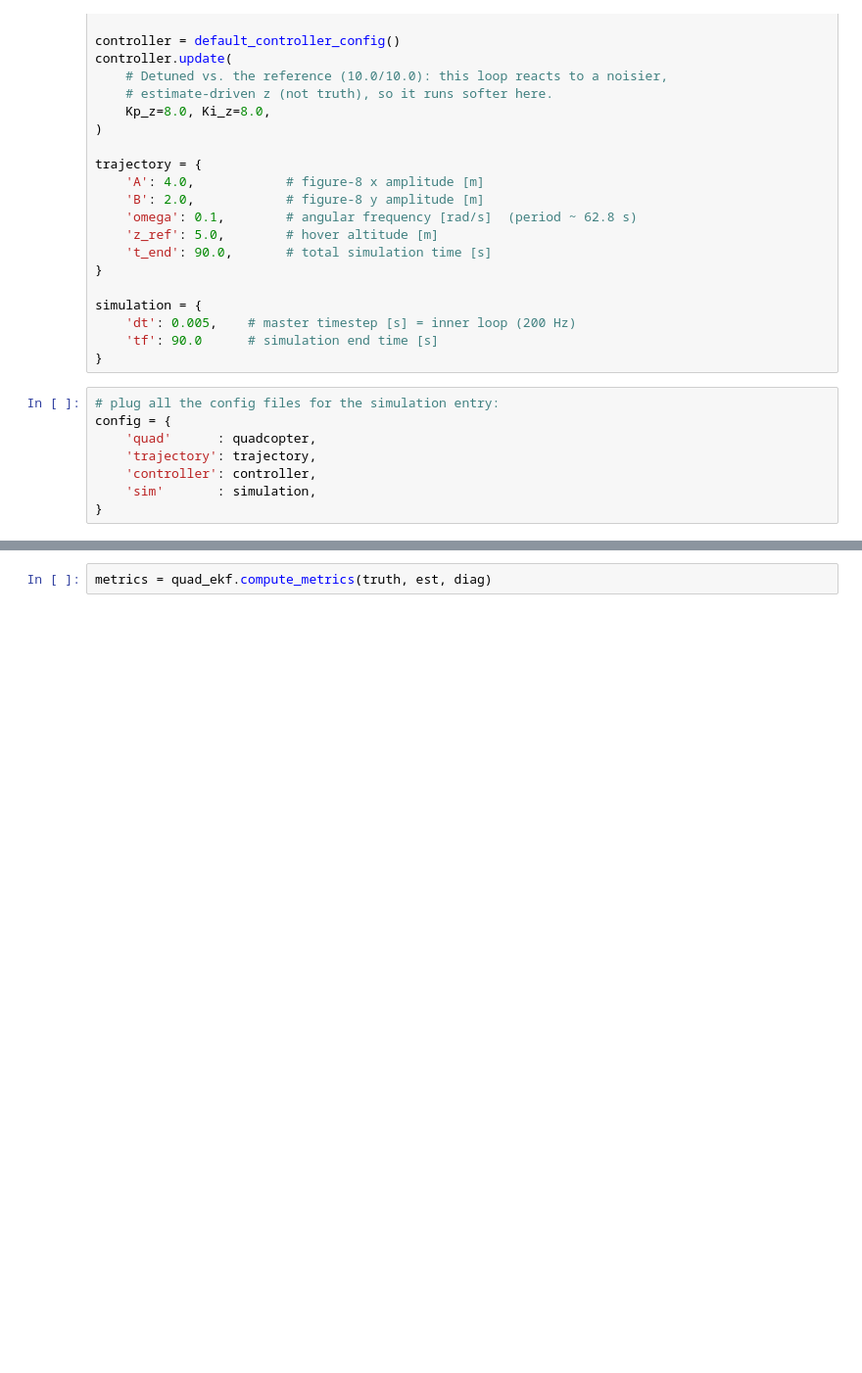
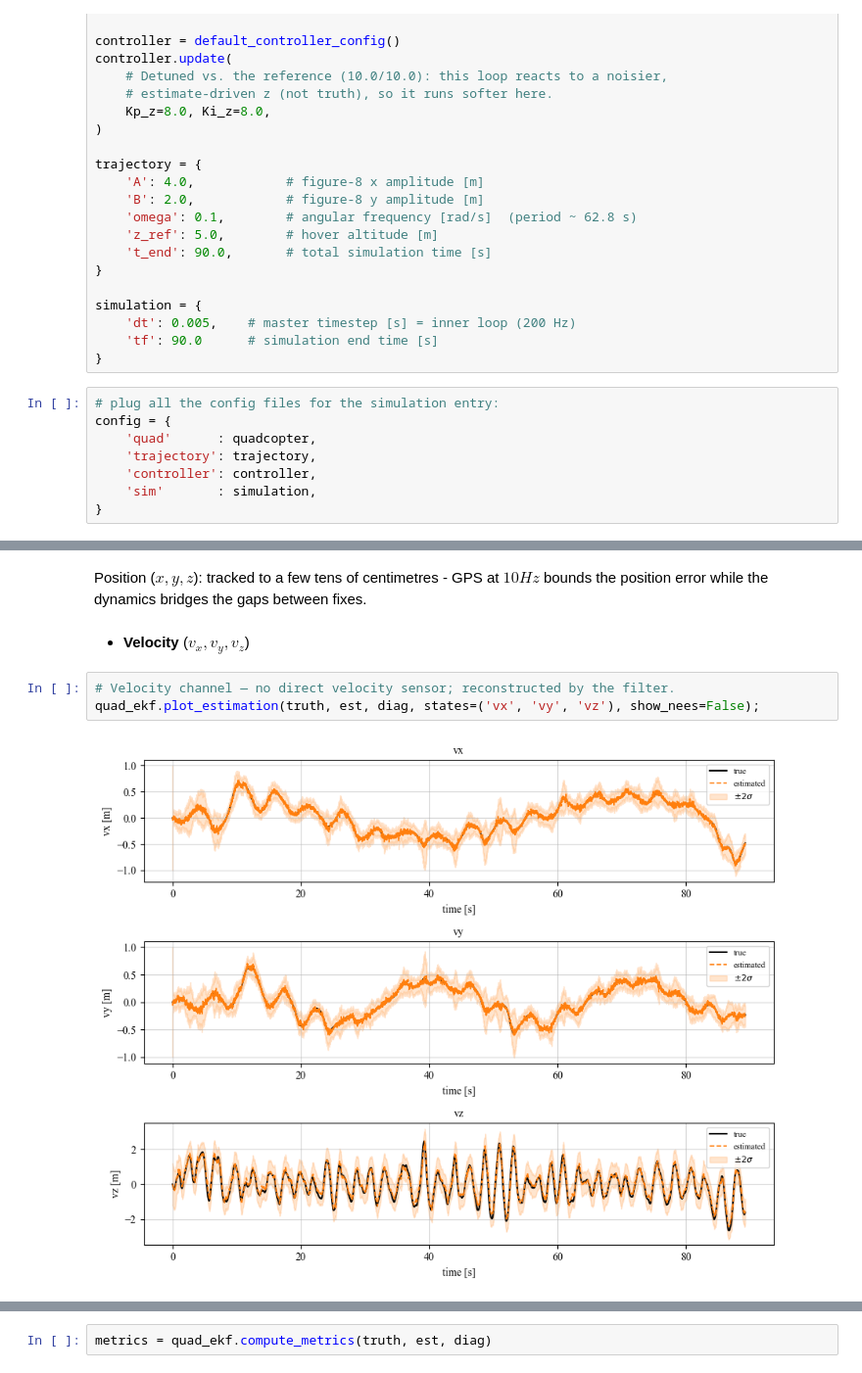
Before and after one commit to C4dynamics/c4dynamics, a Jupyter notebook: docs/source/programs/ekf_estimation/quad_ekf.ipynb, the cells around one changed output, grey strips where cells are left out. Shown at 98% size. Cells and saved outputs as stored; diff of their text form; blank space fills up the shorter version.

```diff
--- a/docs/source/programs/ekf_estimation/quad_ekf.ipynb
+++ b/docs/source/programs/ekf_estimation/quad_ekf.ipynb
@@ -700,0 +695,9 @@ fig = quad_ekf.plot_dashboard(truth, est, config)
+# %% [markdown]
+Position ($x,y,z$): tracked to a few tens of centimetres - GPS at $10 Hz$ bounds the position error while the dynamics bridges the gaps between fixes.
+# %% [markdown]
+- **Velocity** ($v_x,v_y,v_z$)
+# %%
+# Velocity channel — no direct velocity sensor; reconstructed by the filter.
+quad_ekf.plot_estimation(truth, est, diag, states=('vx', 'vy', 'vz'), show_nees=False);
+# %% [output]
+[figure, added]
```
Also changed, not shown: parts of 31 cells of this notebook, 1 other file.
